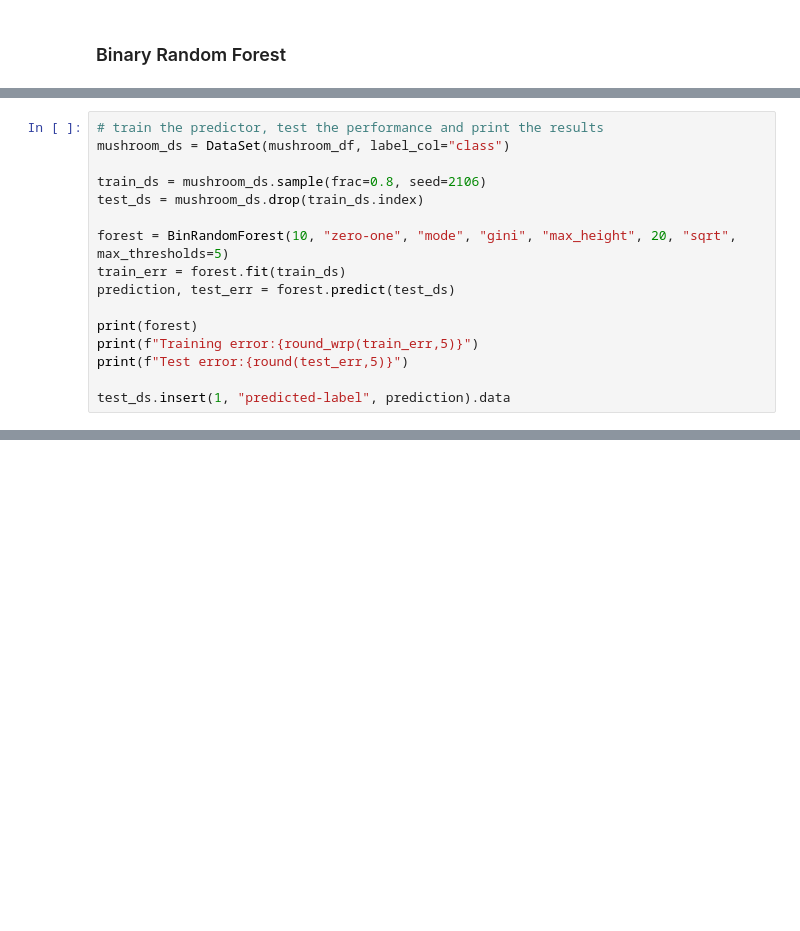
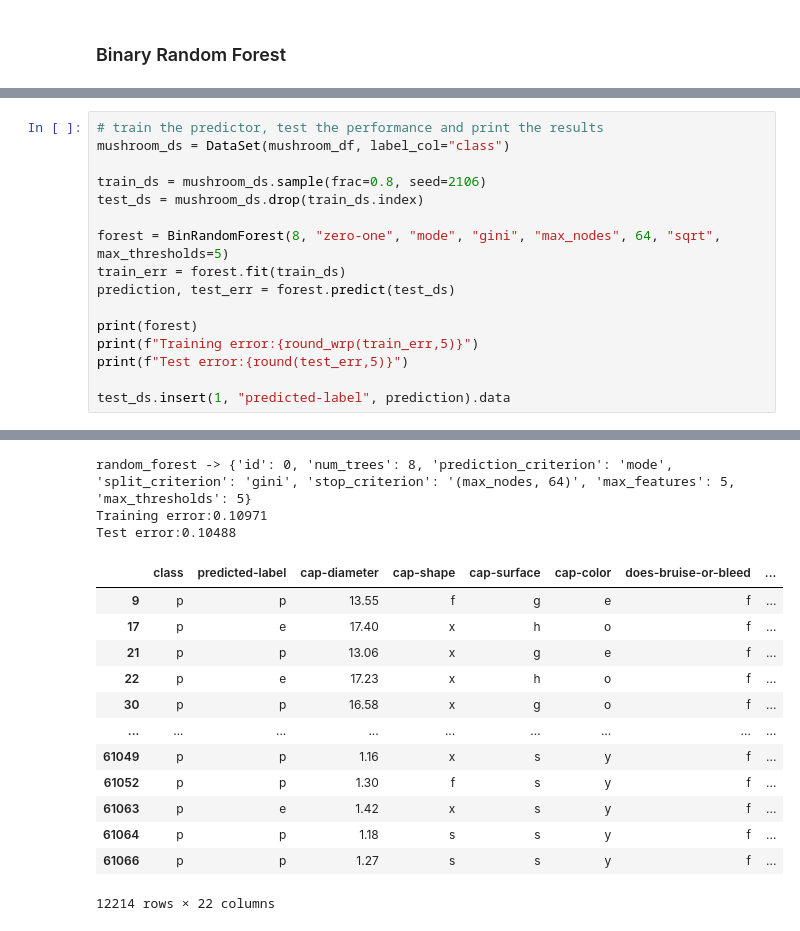
Before and after one commit to MatteoOnger/SML_Project, a Jupyter notebook: SML_BTP.ipynb, the cells around one changed output, grey strips where cells are left out. Saved outputs shown, nothing was run; the diff lists cells and outputs as text; blank space fills up the shorter version.

```diff
--- a/SML_BTP.ipynb
+++ b/SML_BTP.ipynb
@@ -323,7 +381,7 @@ mushroom_ds = DataSet(mushroom_df, label_col="class")
 train_ds = mushroom_ds.sample(frac=0.8, seed=2106)
 test_ds = mushroom_ds.drop(train_ds.index)
 
-forest = BinRandomForest(10, "zero-one", "mode", "gini", "max_height", 20, "sqrt", max_thresholds=5)
+forest = BinRandomForest(8, "zero-one", "mode", "gini", "max_nodes", 64, "sqrt", max_thresholds=5)
 train_err = forest.fit(train_ds)
 prediction, test_err = forest.predict(test_ds)
 
@@ -332,3 +390,4 @@ print(f"Training error:{round_wrp(train_err,5)}")
 print(f"Test error:{round(test_err,5)}")
 
 test_ds.insert(1, "predicted-label", prediction).data
+# %% [output]
@@ -334,0 +411,16 @@ test_ds.insert(1, "predicted-label", prediction).data
+random_forest -> {'id': 0, 'num_trees': 8, 'prediction_criterion': 'mode', 'split_criterion': 'gini', 'stop_criterion': '(max_nodes, 64)', 'max_features': 5, 'max_thresholds': 5}
+Training error:0.10971
+Test error:0.10488
+|  | class | predicted-label | cap-diameter | cap-shape | cap-surface | cap-color | does-bruise-or-bleed | ... |
+| 9 | p | p | 13.55 | f | g | e | f | ... |
+| 17 | p | e | 17.40 | x | h | o | f | ... |
+| 21 | p | p | 13.06 | x | g | e | f | ... |
+| 22 | p | e | 17.23 | x | h | o | f | ... |
+| 30 | p | p | 16.58 | x | g | o | f | ... |
+| ... | ... | ... | ... | ... | ... | ... | ... | ... |
+| 61049 | p | p | 1.16 | x | s | y | f | ... |
+| 61052 | p | p | 1.30 | f | s | y | f | ... |
+| 61063 | p | e | 1.42 | x | s | y | f | ... |
+| 61064 | p | p | 1.18 | s | s | y | f | ... |
+| 61066 | p | p | 1.27 | s | s | y | f | ... |
+12214 rows × 22 columns
```
Also changed, not shown: parts of 6 cells of this notebook.
